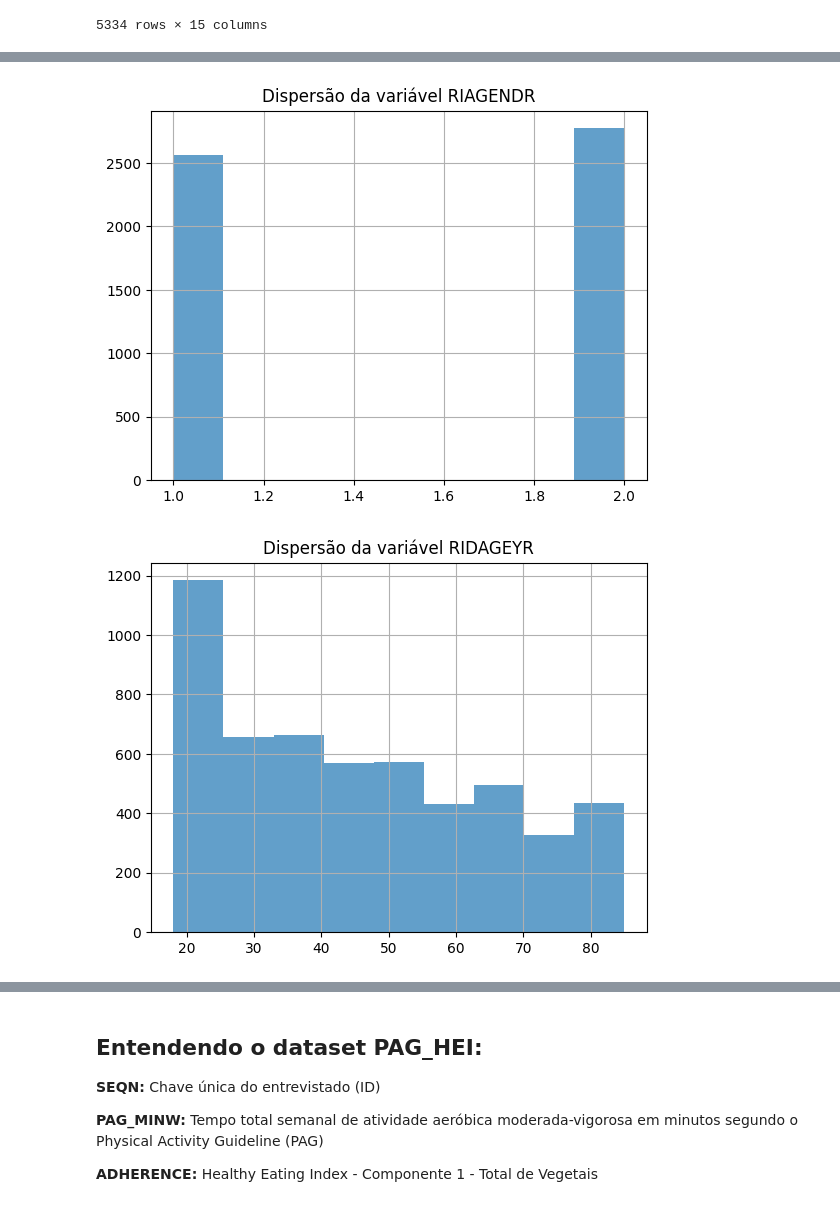
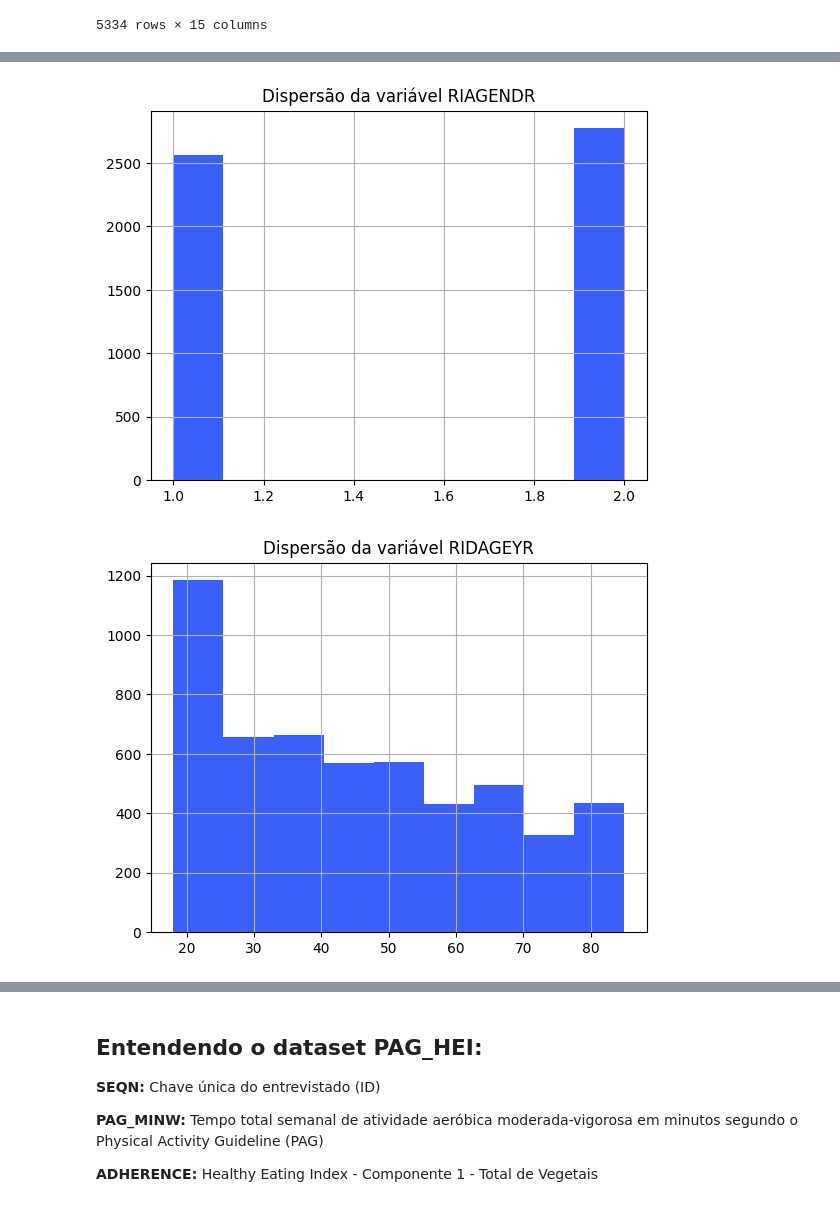
Before and after one commit to LuizAlbino/nhnes-data-project, a Jupyter notebook: main-notebook.ipynb, the cells around one changed output, grey strips where cells are left out. Cells and saved outputs as stored; diff of their text form; code cells hidden in the pictures.

```diff
--- a/main-notebook.ipynb
+++ b/main-notebook.ipynb
@@ -150,7 +152,8 @@ for i in range(1,len(demo.columns)):
     plt.hist(
         demo[demo.columns[i]]
         , bins  = 9
-        , alpha = 0.7
+        , alpha = 0.9
+        , color='#264EF9'
         )
 
     #plt.xlabel('Valores')
@@ -171,2 +174,2 @@ for i in range(1,len(demo.columns)):
-[figure, old version]
+[figure, new version]
-[figure, old version]
+[figure, new version]
```
Also changed, not shown: parts of 13 cells of this notebook.
